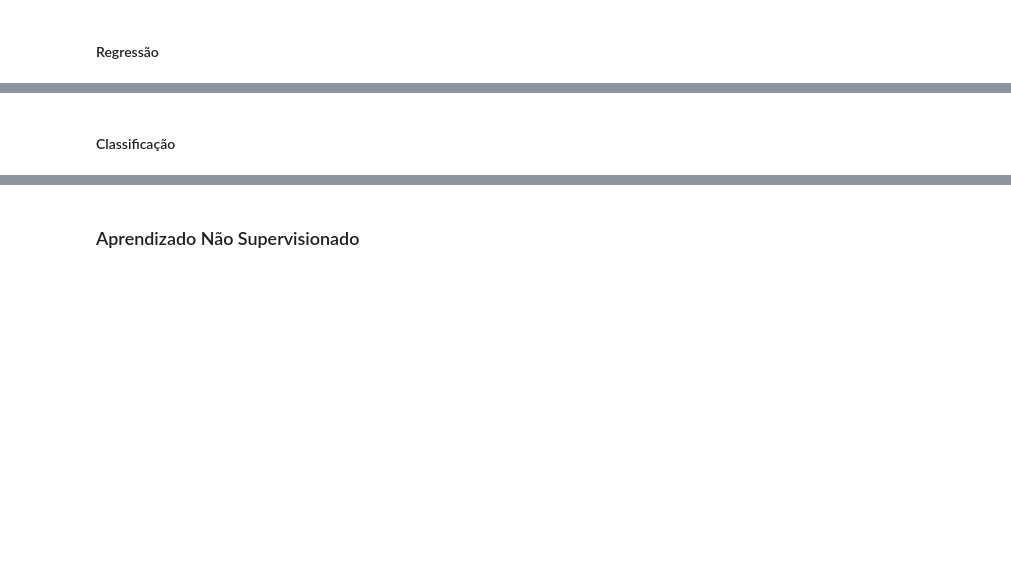
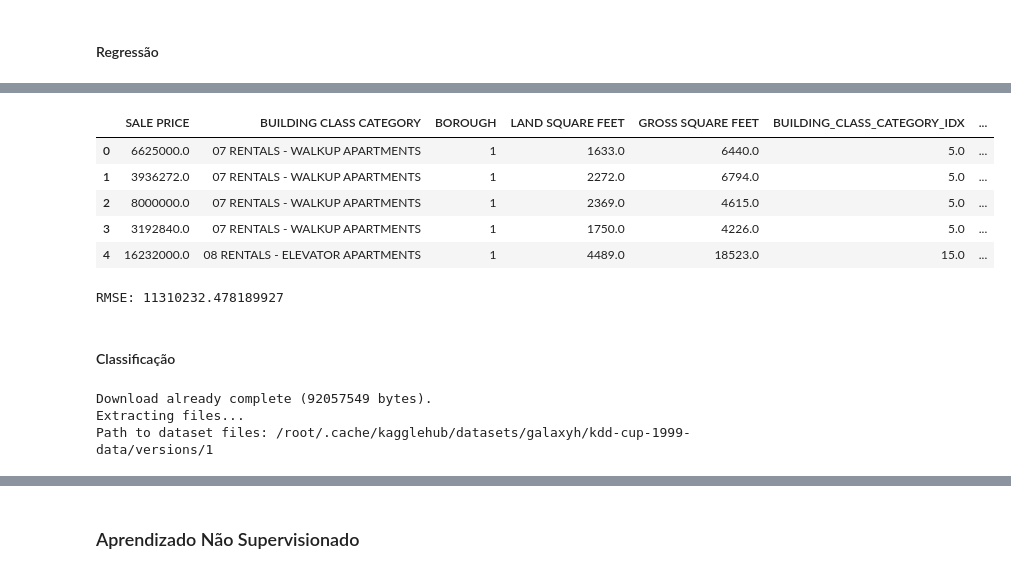
Before and after one commit to gesielrios/soudevcon-pyspark-ml, a Jupyter notebook: notebooks/dia-2/01-ml-foundation.ipynb, the cells around one changed output, grey strips where cells are left out. Drawn from its saved outputs; the diff is of its cells as text; code cells hidden in the pictures; blank space fills up the shorter version.

```diff
--- a/notebooks/dia-2/01-ml-foundation.ipynb
+++ b/notebooks/dia-2/01-ml-foundation.ipynb
@@ -134,0 +213,12 @@ Neste tipo, o modelo é treinado com um conjunto de dados rotulado, ou seja, cad
+# %%
+df = df.withColumn(
+    'SALE PRICE',
+    F.col('SALE PRICE').cast(FloatType())
+).withColumn(
+    'LAND SQUARE FEET',
+    F.col('LAND SQUARE FEET').cast(FloatType())
+).withColumn(
+    'GROSS SQUARE FEET',
+    F.col('GROSS SQUARE FEET').cast(FloatType())
+)
+df.printSchema()
@@ -134,0 +244,3 @@ Neste tipo, o modelo é treinado com um conjunto de dados rotulado, ou seja, cad
+# %%
+df = df.na.drop()
+df.limit(5).show()
@@ -135,2 +257,50 @@ Neste tipo, o modelo é treinado com um conjunto de dados rotulado, ou seja, cad
+# %%
+#label encoder
+indexer = StringIndexer(
+    inputCol='BUILDING CLASS CATEGORY',
+    outputCol='BUILDING_CLASS_CATEGORY_IDX'
+)
+
+#variaveis explicativas (inputs)
+assembler = VectorAssembler(
+    inputCols=['BUILDING_CLASS_CATEGORY_IDX', 'BOROUGH', 'LAND SQUARE FEET', 'GROSS SQUARE FEET'],
+    outputCol='FEATURES'
+)
+
+lr = LinearRegression(
+    featuresCol='FEATURES',
+    labelCol='SALE PRICE'
+)
+
+pipeline = Pipeline(
+    stages=[
+        indexer,
+        assembler,
+        lr
+    ]
+)
+
+model = pipeline.fit(df)
+# %%
+predictions = model.transform(df)
+predictions.limit(5).toPandas()
+# %% [output]
+|  | SALE PRICE | BUILDING CLASS CATEGORY | BOROUGH | LAND SQUARE FEET | GROSS SQUARE FEET | BUILDING_CLASS_CATEGORY_IDX | ... |
+| 0 | 6625000.0 | 07 RENTALS - WALKUP APARTMENTS | 1 | 1633.0 | 6440.0 | 5.0 | ... |
+| 1 | 3936272.0 | 07 RENTALS - WALKUP APARTMENTS | 1 | 2272.0 | 6794.0 | 5.0 | ... |
+| 2 | 8000000.0 | 07 RENTALS - WALKUP APARTMENTS | 1 | 2369.0 | 4615.0 | 5.0 | ... |
+| 3 | 3192840.0 | 07 RENTALS - WALKUP APARTMENTS | 1 | 1750.0 | 4226.0 | 5.0 | ... |
+| 4 | 16232000.0 | 08 RENTALS - ELEVATOR APARTMENTS | 1 | 4489.0 | 18523.0 | 15.0 | ... |
+# %%
+evaluator = RegressionEvaluator(
+    labelCol='SALE PRICE',
+    predictionCol='prediction',
+    metricName='rmse'
+)
+
+rmse = evaluator.evaluate(predictions)
+print('RMSE:', rmse)
+# %% [output]
+RMSE: 11310232.478189927
 # %% [markdown]
 #### Classificação
@@ -136,0 +310,11 @@ Neste tipo, o modelo é treinado com um conjunto de dados rotulado, ou seja, cad
+# %%
+import kagglehub
+
+# Download latest version
+path = kagglehub.dataset_download("galaxyh/kdd-cup-1999-data")
+
+print("Path to dataset files:", path)
+# %% [output]
+Download already complete (92057549 bytes).
+Extracting files...
+Path to dataset files: /root/.cache/kagglehub/datasets/galaxyh/kdd-cup-1999-data/versions/1
```
Also changed, not shown: parts of 32 cells of this notebook.
